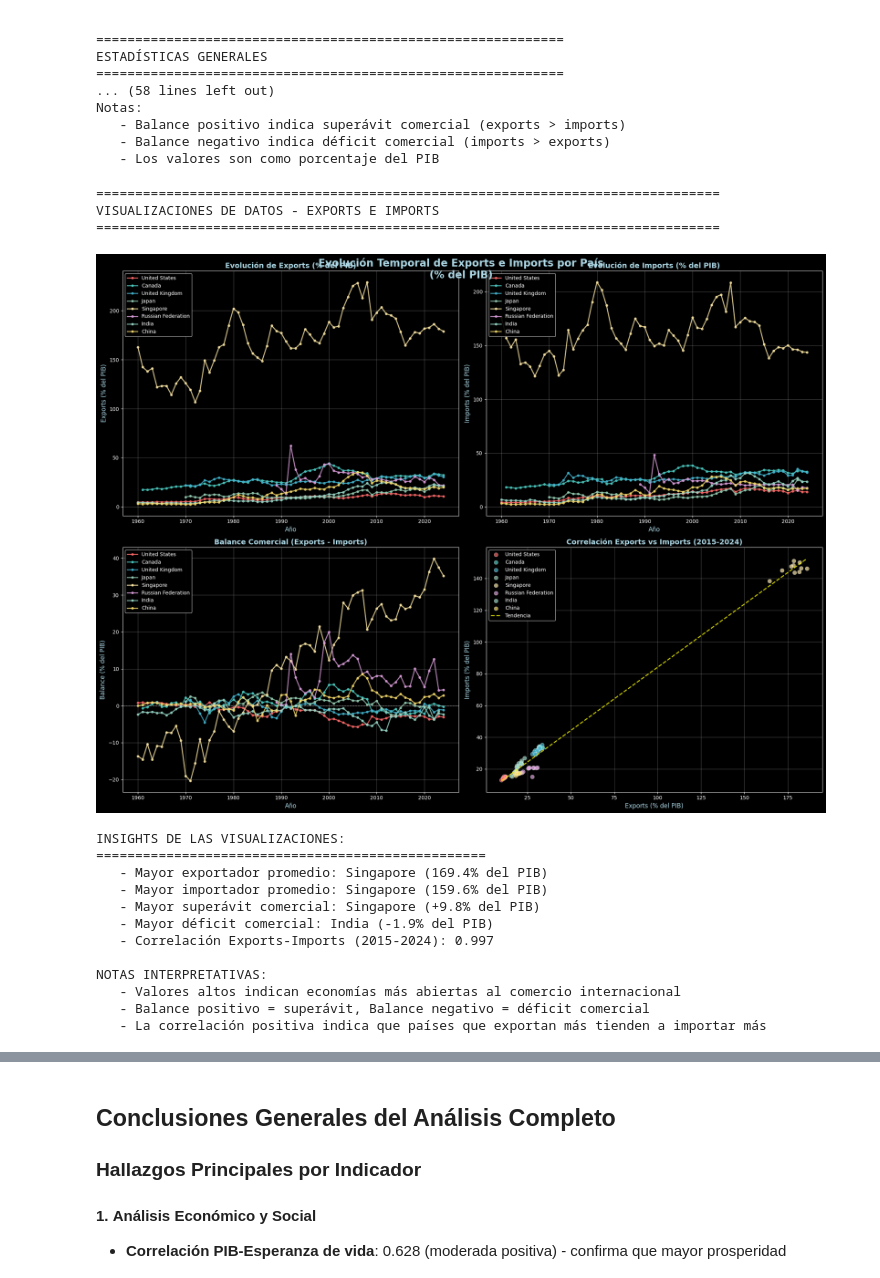
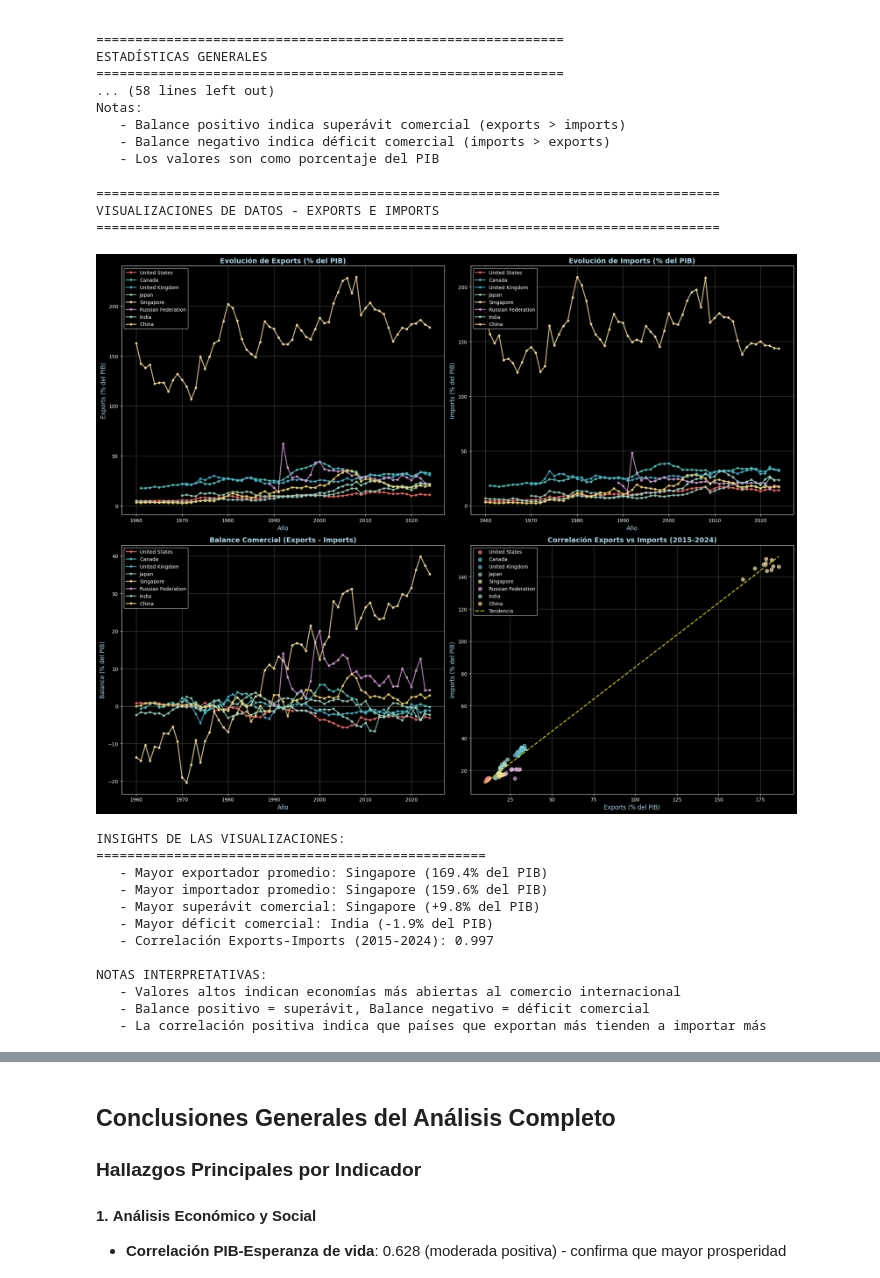
Before and after one commit to LuisBDev/data-analytics-labs, a Jupyter notebook: lab01-wdi/01DescriptiveAnalysis.ipynb, the cells around one changed output, grey strips where cells are left out. Saved outputs shown, nothing was run; the diff lists cells and outputs as text; code cells hidden in the pictures.

```diff
--- a/lab01-wdi/01DescriptiveAnalysis.ipynb
+++ b/lab01-wdi/01DescriptiveAnalysis.ipynb
@@ -1846,8 +1846,8 @@ warnings.filterwarnings('ignore')
 
 # 1. EVOLUCIÓN TEMPORAL POR PAÍS
 fig, axes = plt.subplots(2, 2, figsize=(20, 16))
-fig.suptitle('Evolución Temporal de Exports e Imports por País\n(% del PIB)',
-             fontsize=20, color='lightblue', weight='bold', y=0.95)
+#fig.suptitle('Evolución Temporal de Exports e Imports por País\n(% del PIB)',
+           #  fontsize=20, color='lightblue', weight='bold', y=0.95)
 
 # Colores únicos para cada país
 colors = ['#FF6B6B', '#4ECDC4', '#45B7D1', '#96CEB4', '#FFEAA7', '#DDA0DD', '#98D8C8', '#F7DC6F']
@@ -1947,34 +1947,34 @@ print("="*50)
 
 # País más exportador en promedio
 max_exporter = country_stats_df.loc[country_stats_df['Exports_mean'].idxmax()]
 print(f"   - Mayor exportador promedio: {max_exporter['Country']} ({max_exporter['Exports_mean']:.1f}% del PIB)")
 
 # País más importador en promedio
 max_importer = country_stats_df.loc[country_stats_df['Imports_mean'].idxmax()]
 print(f"   - Mayor importador promedio: {max_importer['Country']} ({max_importer['Imports_mean']:.1f}% del PIB)")
 
 # Mayor superávit
 max_surplus = country_stats_df.loc[country_stats_df['Trade_balance'].idxmax()]
 print(f"   - Mayor superávit comercial: {max_surplus['Country']} ({max_surplus['Trade_balance']:+.1f}% del PIB)")
 
 # Mayor déficit
 max_deficit = country_stats_df.loc[country_stats_df['Trade_balance'].idxmin()]
 print(f"   - Mayor déficit comercial: {max_deficit['Country']} ({max_deficit['Trade_balance']:+.1f}% del PIB)")
 
 # Correlación general
 if not recent_complete.empty:
     overall_corr = recent_complete['Exports'].corr(recent_complete['Imports'])
     print(f"   - Correlación Exports-Imports (2015-2024): {overall_corr:.3f}")
 
 print(f"\nNOTAS INTERPRETATIVAS:")
 print(f"   - Valores altos indican economías más abiertas al comercio internacional")
 print(f"   - Balance positivo = superávit, Balance negativo = déficit comercial")
 print(f"   - La correlación positiva indica que países que exportan más tienden a importar más")
 # %% [output]
 ================================================================================
 VISUALIZACIONES DE DATOS - EXPORTS E IMPORTS
 ================================================================================
-[figure, old version]
+[figure, new version]
 INSIGHTS DE LAS VISUALIZACIONES:
 ==================================================
    - Mayor exportador promedio: Singapore (169.4% del PIB)
```
Also changed, not shown: parts of 1 cell of this notebook, 13 other files.
